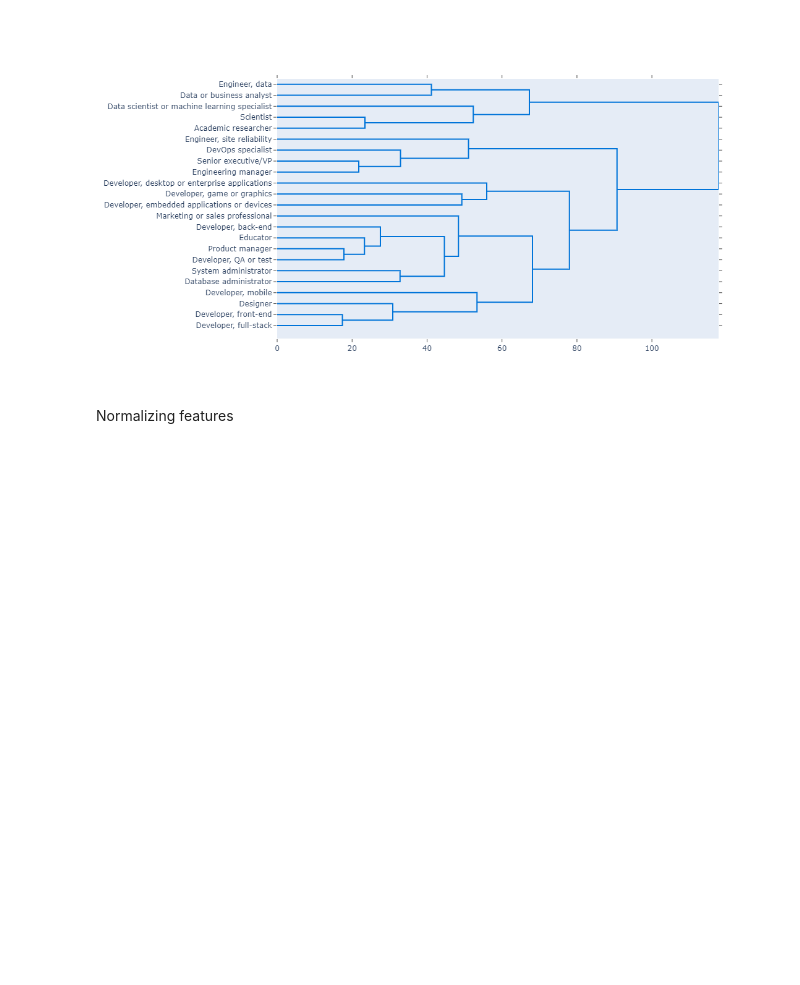
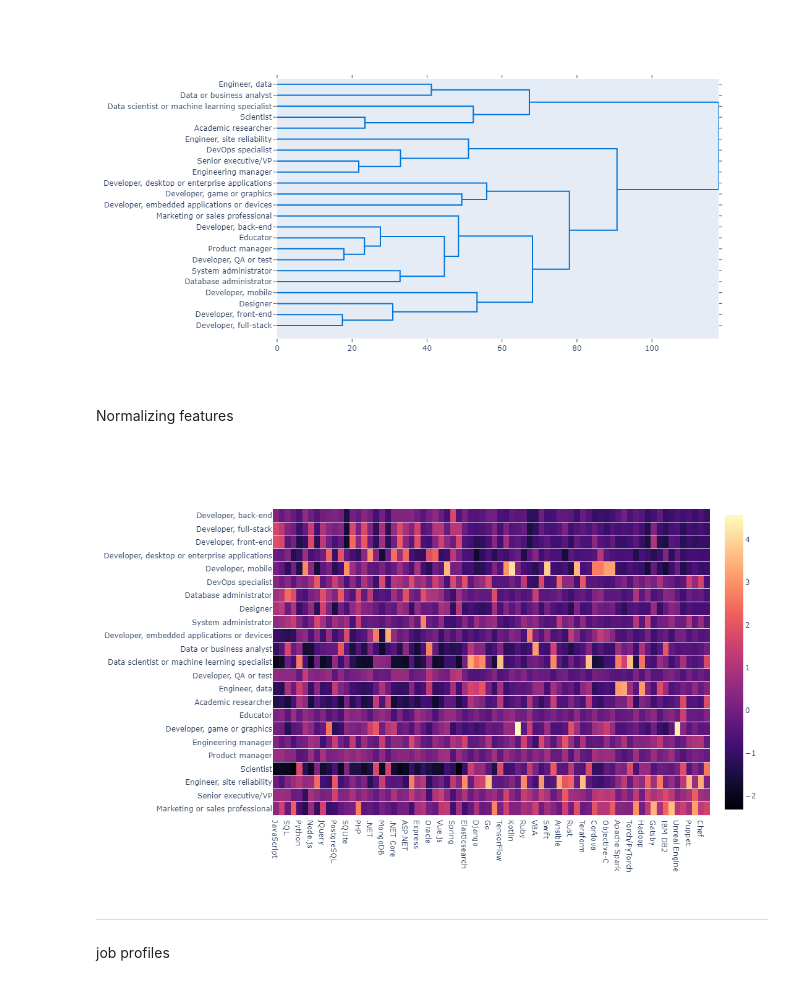
Before and after one commit to fadyelgawly92/ITI_ds_live, a Jupyter notebook: notebooks/01_analytics.ipynb, the cells around one changed output. Saved outputs shown, nothing was run; the diff lists cells and outputs as text; code cells hidden in the pictures; blank space fills up the shorter version.

```diff
--- a/notebooks/02_exploration.ipynb
+++ b/notebooks/01_analytics.ipynb
@@ -89,3 +89,6 @@ raw_df['DevType'][1]
 df.columns[1]
 # %% [output]
 ('DevType', 'Data or business analyst')
+# %%
+role_mask = (df[('DevType', 'Data or business analyst')] == 1)
+df.loc[role_mask , 'DatabaseWorkedWith'].mean()
@@ -211,3 +230,17 @@ fig.show()
 [figure]
 # %% [markdown]
 Normalizing features
+# %%
+std_skills = StandardScaler().fit_transform(skills)
+std_skills = pd.DataFrame(std_skills, columns=skills.columns,index=skills.index)
+# %%
+fig = go.Figure(data=go.Heatmap(z=std_skills,x=skills.columns,y=skills.index,colorscale='magma',ygap=1))
+fig.update_layout(width=1000,height=700)
+
+fig.show()
+# %% [output]
+[figure, added]
+# %% [markdown]
+----------------------------------------------------------------------------------------------------------------------------------------------------
+# %% [markdown]
+job profiles
```
Also changed, not shown: parts of 10 cells of this notebook.
